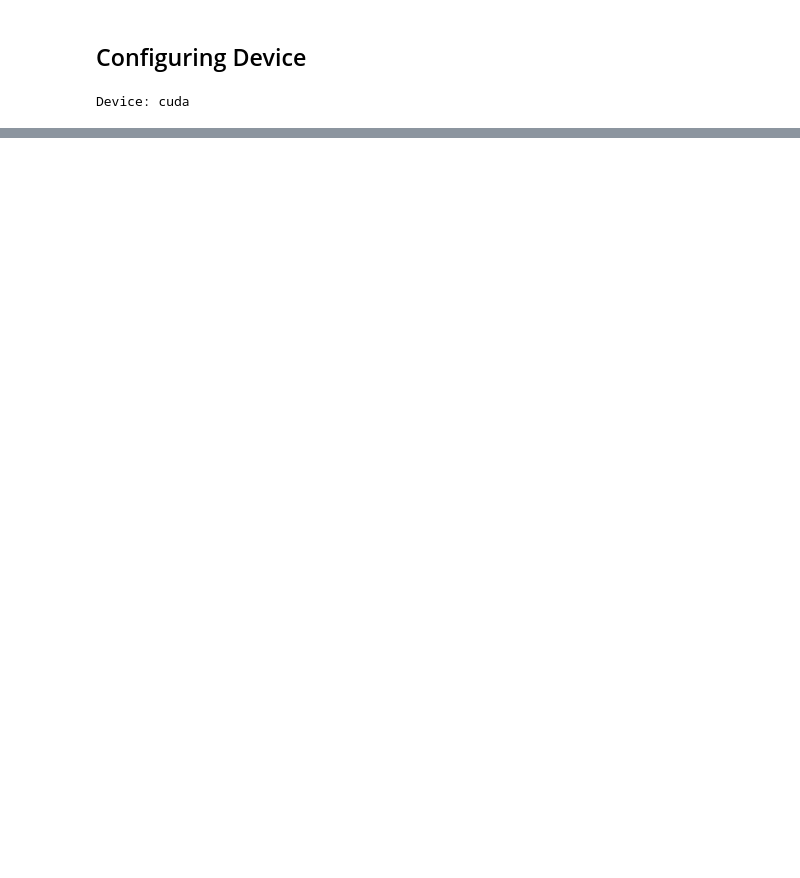
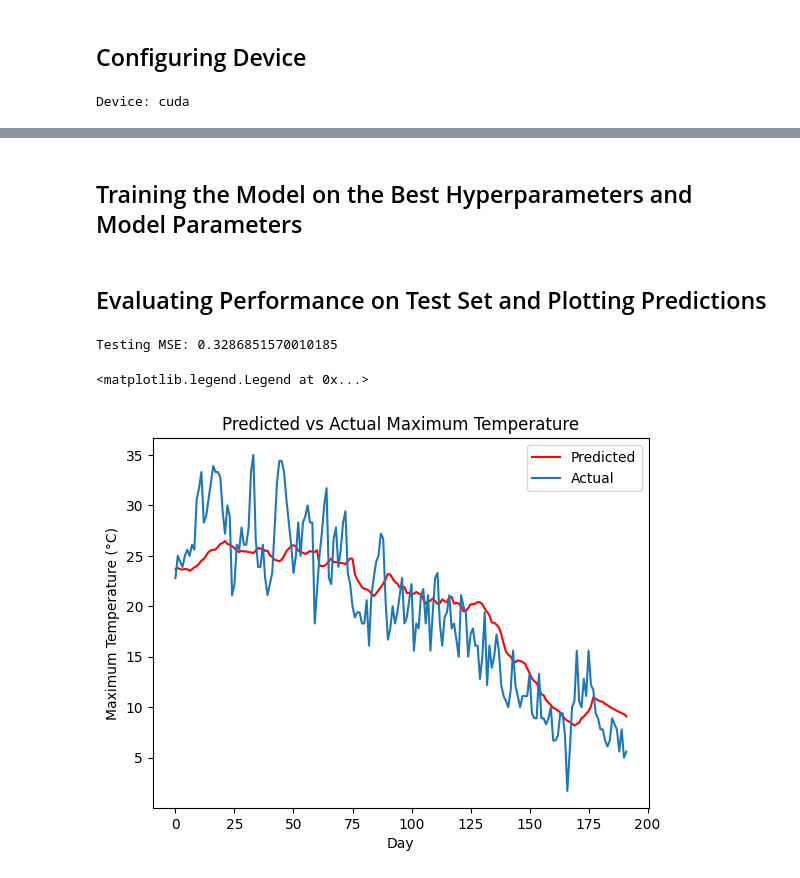
Before and after one commit to alihuss1017/LSTM-Weather-Prediction, a Jupyter notebook: main.ipynb, the cells around one changed output, grey strips where cells are left out. Saved outputs shown, nothing was run; the diff lists cells and outputs as text; code cells hidden in the pictures; blank space fills up the shorter version.

Commit message:
[ADD] training on fine-tuned, test set evaluation + visualization

```diff
--- a/main.ipynb
+++ b/main.ipynb
@@ -284,0 +238,4 @@ NameError: name 'best_trial' is not defined
+# %%
+seq_len, batch_size, hidden_features, num_layers, lr, num_epochs = best_trial.params.values()
+# %% [markdown]
+## Training the Model on the Best Hyperparameters and Model Parameters
@@ -284,0 +270,34 @@ NameError: name 'best_trial' is not defined
+# %% [markdown]
+## Evaluating Performance on Test Set and Plotting Predictions
+# %%
+predicted = []
+actual = []
+total_loss = 0
+
+model.eval()
+
+with torch.no_grad():
+  for X, y in test_loader:
+    X, y = X.to(device), y.to(device)
+    y_hat = model(X)
+
+    loss = loss_fn(y, y_hat)
+    total_loss += loss.item()
+
+    predicted.append(y_hat.cpu())
+    actual.append(y.cpu())
+
+  print(f"Testing MSE: {total_loss / len(test_loader)}")
+
+
+plt.figure()
+plt.title("Predicted vs Actual Maximum Temperature")
+plt.xlabel("Day")
+plt.ylabel("Maximum Temperature (°C)")
+plt.plot(np.array(predicted).flatten() * std + mu, c = 'r', label = "Predicted")
+plt.plot(np.array(actual).flatten() * std + mu, label = "Actual")
+plt.legend()
+# %% [output]
+Testing MSE: 0.3286851570010185
+<matplotlib.legend.Legend at 0x...>
+[figure, added]
```
Also changed, not shown: parts of 18 cells of this notebook.
